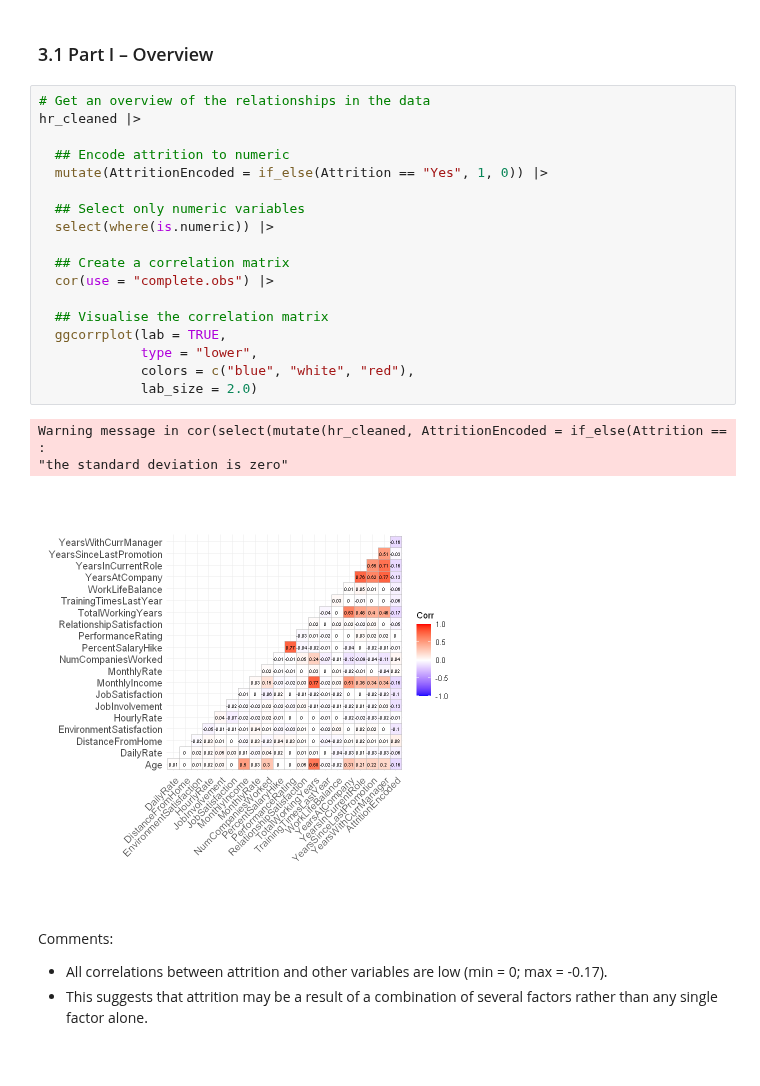
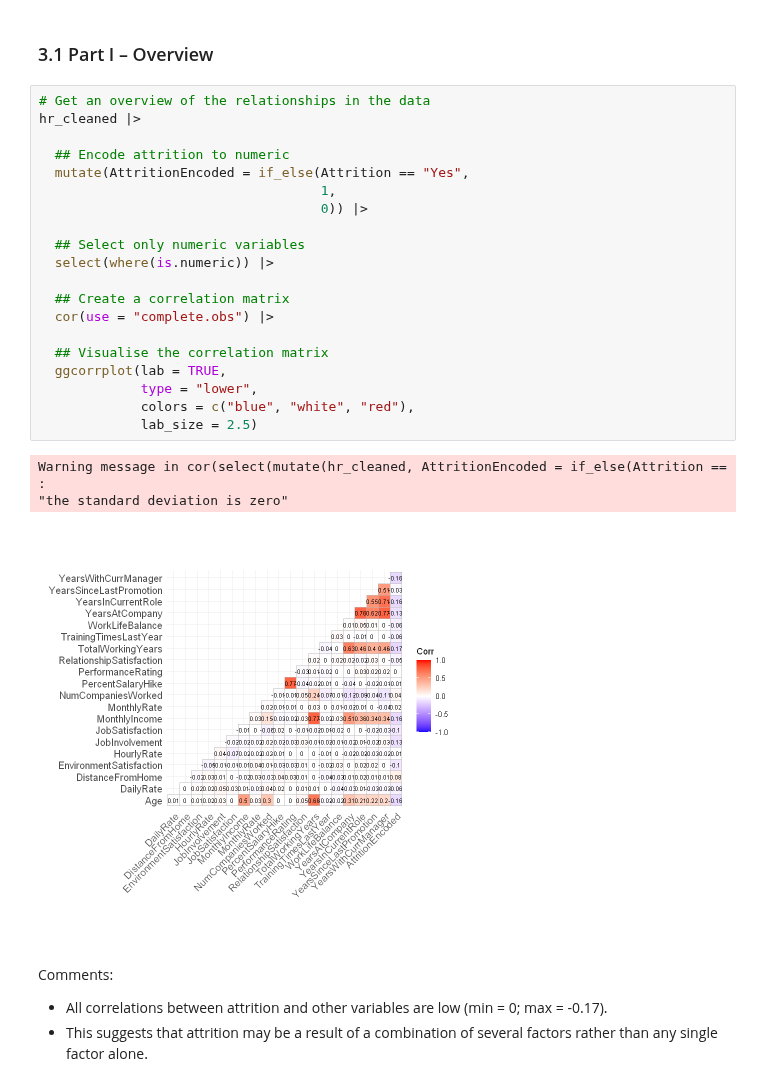
Before and after one commit to svarong-port/data-analytics-projects, a Jupyter notebook: ibm_hr_employee_attrition/hr_employee_attrition_notebook.ipynb, the cells around one changed output. Cells and saved outputs as stored; diff of their text form.

```diff
--- a/ibm_hr_employee_attrition/hr_employee_attrition_notebook.ipynb
+++ b/ibm_hr_employee_attrition/hr_employee_attrition_notebook.ipynb
@@ -199,25 +217,27 @@ Comment: The outcome has class imbalance where the positive class makes up aroun
 # %%
 # Get an overview of the relationships in the data
 hr_cleaned |>
 
   ## Encode attrition to numeric
-  mutate(AttritionEncoded = if_else(Attrition == "Yes", 1, 0)) |>
+  mutate(AttritionEncoded = if_else(Attrition == "Yes",
+                                    1,
+                                    0)) |>
 
   ## Select only numeric variables
   select(where(is.numeric)) |>
 
   ## Create a correlation matrix
   cor(use = "complete.obs") |>
 
   ## Visualise the correlation matrix
   ggcorrplot(lab = TRUE,
              type = "lower",
              colors = c("blue", "white", "red"),
-             lab_size = 2.0)
+             lab_size = 2.5)
 # %% [output]
 Warning message in cor(select(mutate(hr_cleaned, AttritionEncoded = if_else(Attrition == :
 "the standard deviation is zero"
-[figure, old version]
+[figure, new version]
 # %% [markdown]
 Comments:
 - All correlations between attrition and other variables are low (min = 0; max = -0.17).
```
Also changed, not shown: parts of 11 cells of this notebook.
